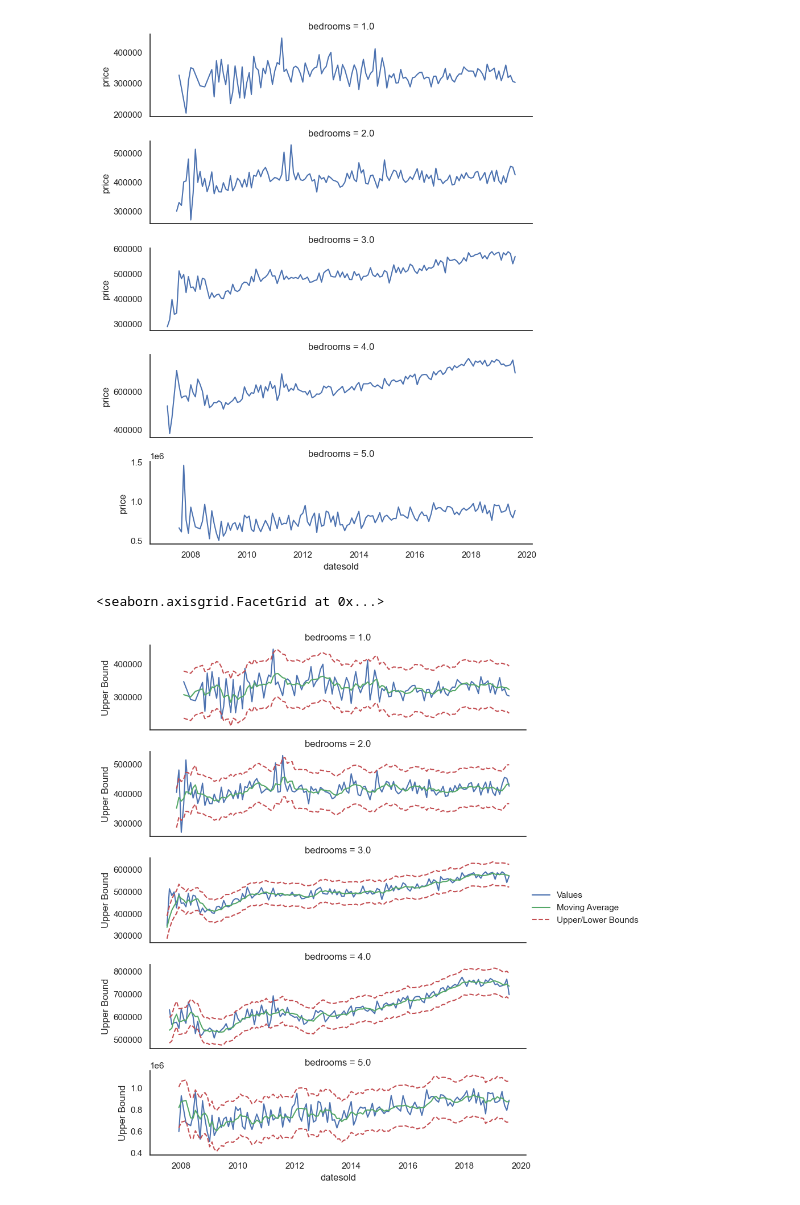
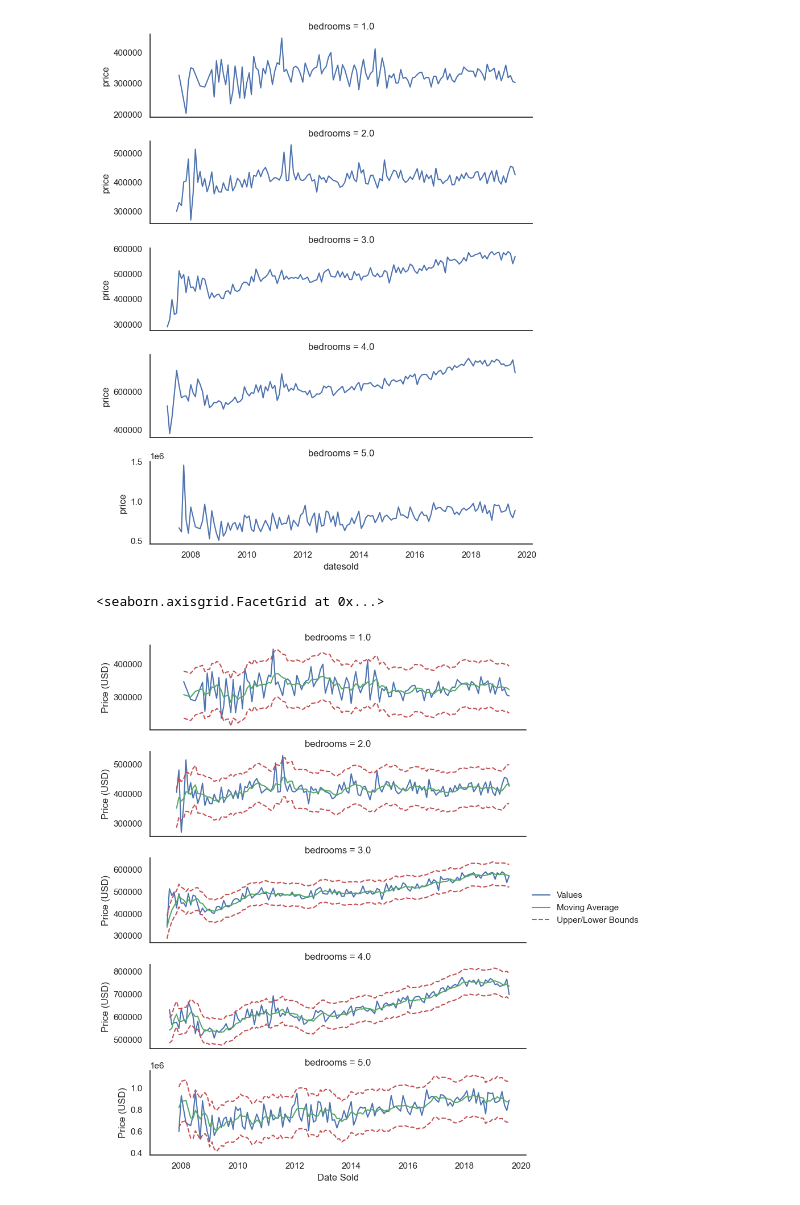
Before and after one commit to Simon-R-Rutter/practical_activity_6.2.8, a Jupyter notebook: 19 Time Series Forecasting.ipynb, the cells around one changed output. Drawn from its saved outputs; the diff is of its cells as text; code cells hidden in the pictures.

```diff
--- a/19 Time Series Forecasting.ipynb
+++ b/19 Time Series Forecasting.ipynb
@@ -221,20 +221,21 @@ five_bed_s90 = moving_average(five_bed_r, 'price', 90)
 # %%
 # Plot time series moving average - 5 data point smoothing
 data_s5 = pd.concat([one_bed_s5, two_bed_s5, three_bed_s5,
                        four_bed_s5, five_bed_s5]).reset_index()
 
 # Drop na values to only plot where calculated values are present.
 data_s5.dropna(inplace=True)
 
 grid = sns.FacetGrid(data_s5, row='bedrooms', height=2, aspect=4, sharey=False)
 grid.map(sns.lineplot, 'datesold', 'price', color='b', label = 'Values')
 grid.map(sns.lineplot, 'datesold', 'Rolling Mean', color='g', label = 'Moving Average')
 grid.map(sns.lineplot, 'datesold', 'Lower Bound', color='r', linestyle='--', label = 'Upper/Lower Bounds')
 grid.map(sns.lineplot, 'datesold', 'Upper Bound', color='r', linestyle='--')
+grid.set_axis_labels('Date Sold', 'Price (USD)')
 grid.add_legend()
 # %% [output]
 <seaborn.axisgrid.FacetGrid at 0x...>
-[figure, old version]
+[figure, new version]
 # %%
 # Plot time series moving average - 30 data point smoothing
 data_s30 = pd.concat([one_bed_s30, two_bed_s30, three_bed_s30,
```
Also changed, not shown: parts of 4 cells of this notebook.
